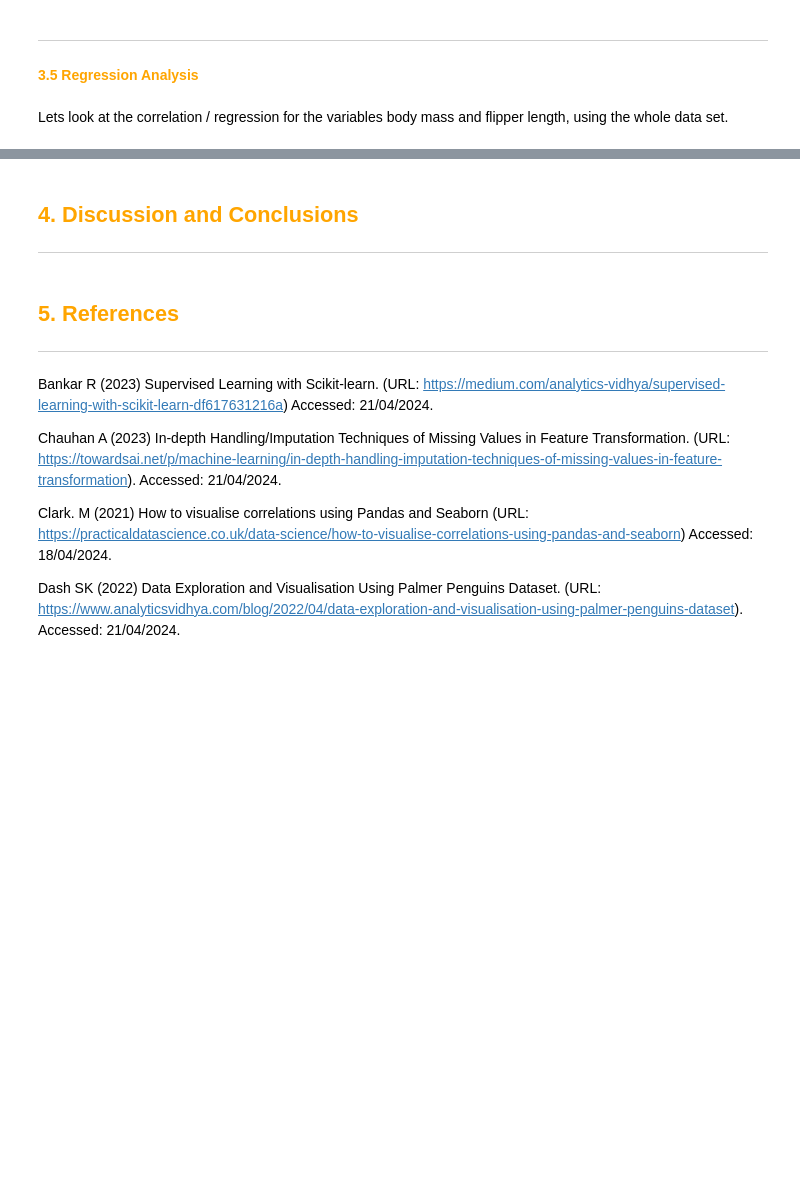
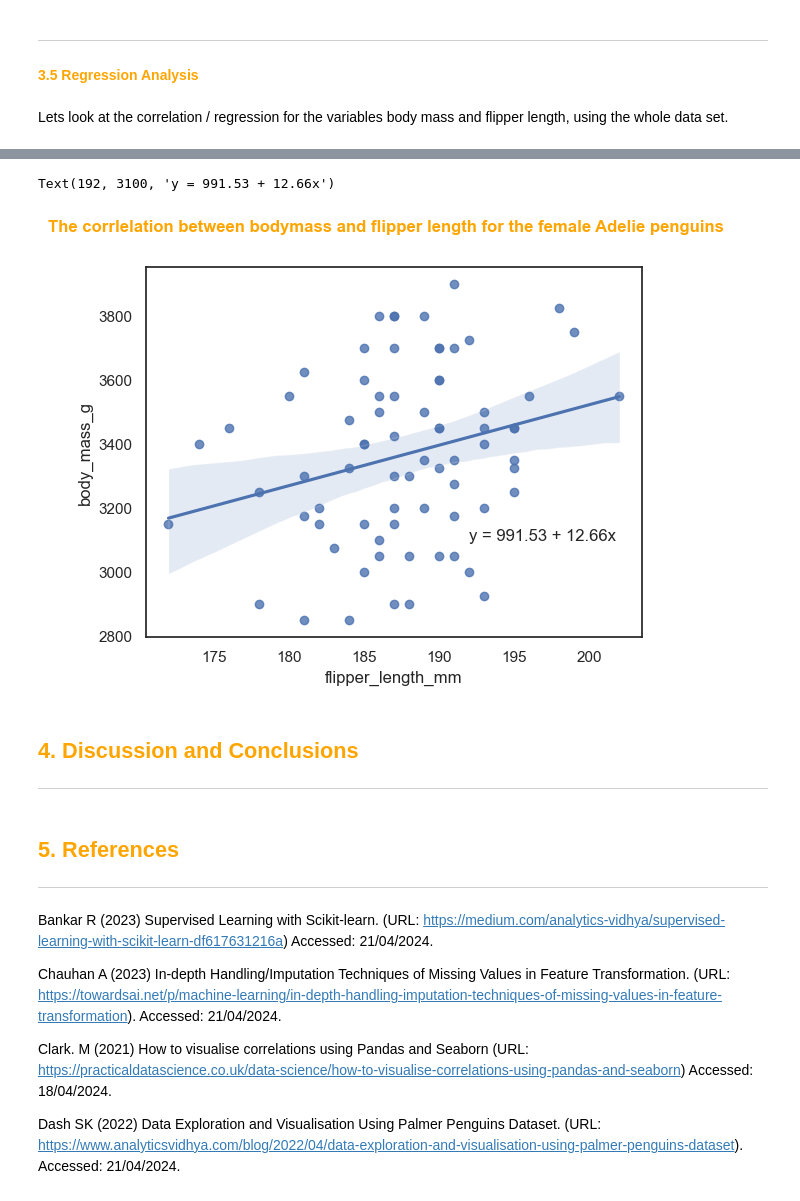
Before and after one commit to Laura6826/PofDA-mywork, a Jupyter notebook: penguins.ipynb, the cells around one changed output, grey strips where cells are left out. Cells and saved outputs as stored; diff of their text form; code cells hidden in the pictures; blank space fills up the shorter version.

```diff
--- a/penguins.ipynb
+++ b/penguins.ipynb
@@ -630,3 +611,15 @@ Text(200, 3400, 'y = -4111.35 + 40.27x')
+# %%
+# And for the female Adelie penguins
+
+p = sns.regplot(female_adelie_df, x=female_adelie_df.flipper_length_mm, y=female_adelie_df.body_mass_g)
+slope, intercept, r, p, sterr = scipy.stats.linregress(x=p.get_lines()[0].get_xdata(),
+                                                       y=p.get_lines()[0].get_ydata())
+plt.suptitle ('The corrlelation between bodymass and flipper length for the female Adelie penguins',
+             fontsize=12,fontweight='bold', color='orange')
+plt.text(192, 3100, 'y = ' + str(round(intercept,2)) + ' + ' + str(round(slope,2)) + 'x')
+# %% [output]
+Text(192, 3100, 'y = 991.53 + 12.66x')
+[figure, added]
 # %% [markdown]
 ## <span style="color:orange"> **4.    Discussion and Conclusions**<span>
 ***
```
Also changed, not shown: parts of 8 cells of this notebook.
